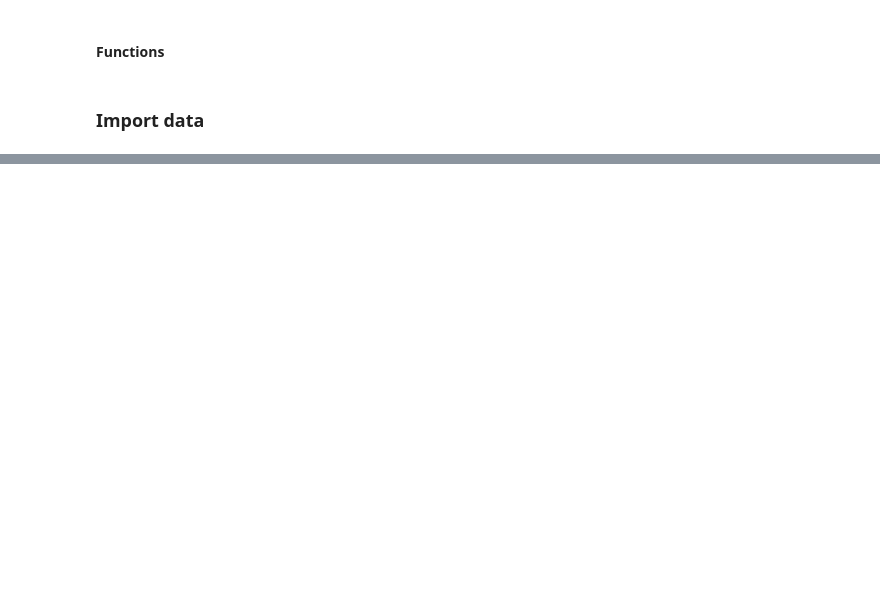
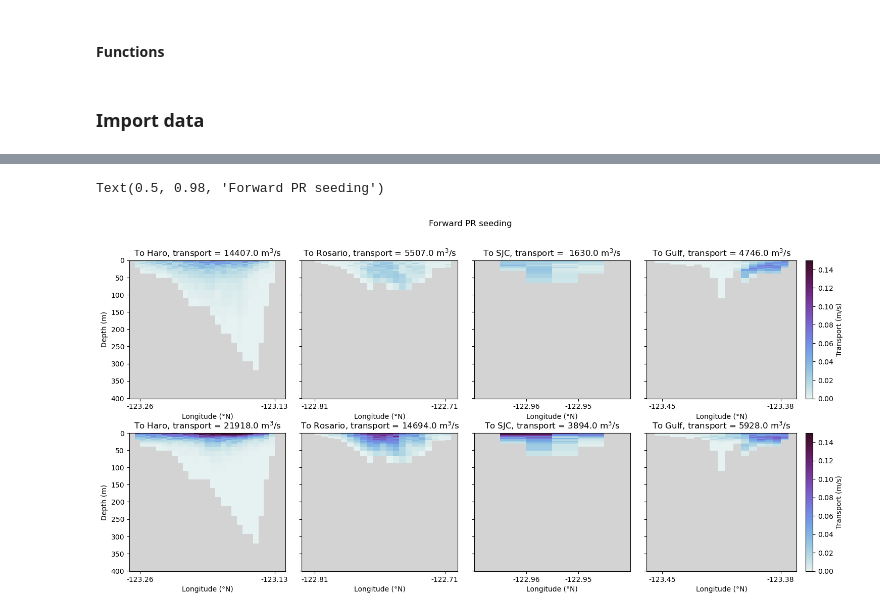
Before and after one commit to SalishSeaCast/analysis-camryn, a Jupyter notebook: Ariane/plot_monthly_averages.ipynb, the cells around one changed output, grey strips where cells are left out. Cells and saved outputs as stored; diff of their text form; code cells hidden in the pictures; blank space fills up the shorter version.

```diff
--- a/Ariane/plot_monthly_averages.ipynb
+++ b/Ariane/plot_monthly_averages.ipynb
@@ -168,0 +168,31 @@ Name: dec, Length: 1495, dtype: float64
+# %%
+idx_dec = 0
+idx_jun = 5
+
+title = 'To Haro, transport = ' + str(np.round(np.sum(dict_all['prtoharo']['final_transp'][months[idx_dec]])/(23*days_month[idx_dec]))) + f' m$^3$/s'
+title2 = 'To Rosario, transport = ' + str(np.round(np.sum(dict_all['prtoros']['final_transp'][months[idx_dec]])/(23*days_month[idx_dec]))) + f' m$^3$/s'
+title3 = 'To SJC, transport =  ' + str(np.round(np.sum(dict_all['prtosjc']['final_transp'][months[idx_dec]])/(23*days_month[idx_dec]))) + f' m$^3$/s'
+title4 = 'To Gulf, transport = ' + str(np.round(np.sum(dict_all['prtogulf']['final_transp'][months[idx_dec]])/(23*days_month[idx_dec]))) + f' m$^3$/s'
+
+title5 = 'To Haro, transport = ' + str(np.round(np.sum(dict_all['prtoharo']['final_transp'][months[idx_jun]])/(23*days_month[idx_jun]))) + f' m$^3$/s'
+title6 = 'To Rosario, transport = ' + str(np.round(np.sum(dict_all['prtoros']['final_transp'][months[idx_jun]])/(23*days_month[idx_jun]))) + f' m$^3$/s'
+title7 = 'To SJC, transport = ' + str(np.round(np.sum(dict_all['prtosjc']['final_transp'][months[idx_jun]])/(23*days_month[idx_jun]))) + f' m$^3$/s'
+title8 = 'To Gulf, transport = ' + str(np.round(np.sum(dict_all['prtogulf']['final_transp'][months[idx_jun]])/(23*days_month[idx_jun]))) + f' m$^3$/s'
+
+fig,[[ax1,ax2,ax3,ax4],[ax5,ax6,ax7,ax8]] = plt.subplots(2,4,figsize=(18,8),gridspec_kw={'width_ratios':[1,1,1,1.2]})
+
+plotCS(ax1,dict_all['prtoharo']['final_lon'][months[idx_dec]].dropna(),dict_all['prtoharo']['final_z'][months[idx_dec]].dropna(),dict_all['prtoharo']['final_transp'][months[idx_dec]].dropna(),lonWharo,lonEharo,latharo,38,0.15,23*days_month[idx_dec],title,False,True)
+plotCS(ax2,dict_all['prtoros']['final_lon'][months[idx_dec]].dropna(),dict_all['prtoros']['final_z'][months[idx_dec]].dropna(),dict_all['prtoros']['final_transp'][months[idx_dec]].dropna(),lonWros,lonEros,latros,38,0.15,23*days_month[idx_dec],title2,False,False)
+plotCS(ax3,dict_all['prtosjc']['final_lon'][months[idx_dec]].dropna(),dict_all['prtosjc']['final_z'][months[idx_dec]].dropna(),dict_all['prtosjc']['final_transp'][months[idx_dec]].dropna(),lonWsjc,lonEsjc,latsjc,38,0.15,23*days_month[idx_dec],title3,False,False)
+plotCS(ax4,dict_all['prtogulf']['final_lon'][months[idx_dec]].dropna(),dict_all['prtogulf']['final_z'][months[idx_dec]].dropna(),dict_all['prtogulf']['final_transp'][months[idx_dec]].dropna(),lonWg1,lonEg1,latg1,38,0.15,23*days_month[idx_dec],title4,True,False)
+
+plotCS(ax5,dict_all['prtoharo']['final_lon'][months[idx_jun]].dropna(),dict_all['prtoharo']['final_z'][months[idx_jun]].dropna(),dict_all['prtoharo']['final_transp'][months[idx_jun]].dropna(),lonWharo,lonEharo,latharo,38,0.15,23*days_month[idx_jun],title5,False,True)
+plotCS(ax6,dict_all['prtoros']['final_lon'][months[idx_jun]].dropna(),dict_all['prtoros']['final_z'][months[idx_jun]].dropna(),dict_all['prtoros']['final_transp'][months[idx_jun]].dropna(),lonWros,lonEros,latros,38,0.15,23*days_month[idx_jun],title6,False,False)
+plotCS(ax7,dict_all['prtosjc']['final_lon'][months[idx_jun]].dropna(),dict_all['prtosjc']['final_z'][months[idx_jun]].dropna(),dict_all['prtosjc']['final_transp'][months[idx_jun]].dropna(),lonWsjc,lonEsjc,latsjc,38,0.15,23*days_month[idx_jun],title7,False,False)
+plotCS(ax8,dict_all['prtogulf']['final_lon'][months[idx_jun]].dropna(),dict_all['prtogulf']['final_z'][months[idx_jun]].dropna(),dict_all['prtogulf']['final_transp'][months[idx_jun]].dropna(),lonWg1,lonEg1,latg1,38,0.15,23*days_month[idx_jun],title8,True,False)
+
+fig.subplots_adjust(wspace=0.1,hspace=0.25)
+fig.suptitle('Forward PR seeding')
+# %% [output]
+Text(0.5, 0.98, 'Forward PR seeding')
+[figure, added]
```
Also changed, not shown: parts of 16 cells of this notebook.
